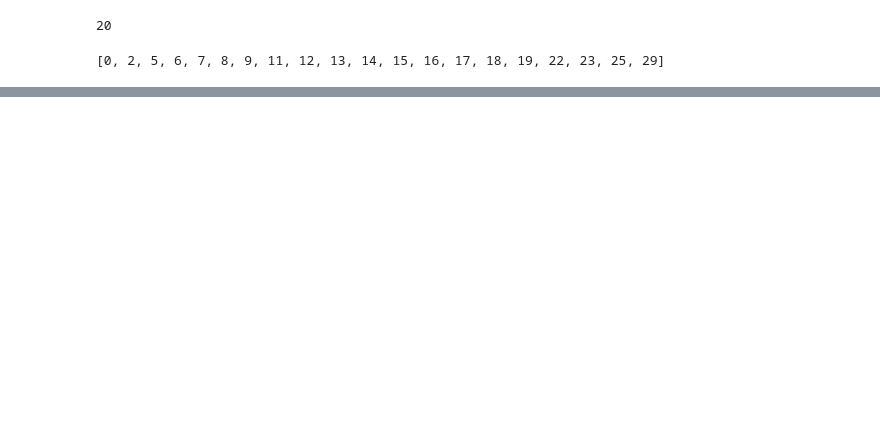
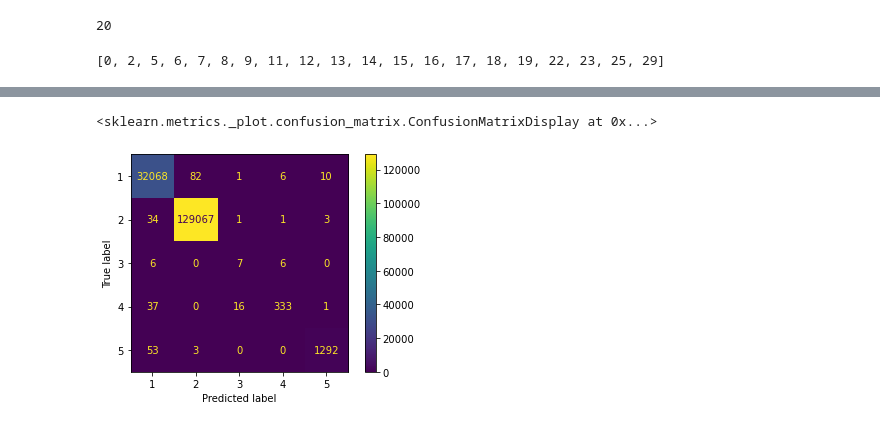
Before and after one commit to bad-wolf69/NetTruder, a Jupyter notebook: Project_final.ipynb, the cells around one changed output, grey strips where cells are left out. Cells and saved outputs as stored; diff of their text form; code cells hidden in the pictures; blank space fills up the shorter version.

```diff
--- a/Project_final.ipynb
+++ b/Project_final.ipynb
@@ -922,3 +937,9 @@ weighted avg       1.00      1.00      1.00    494021
+# %%
+from sklearn.metrics import plot_confusion_matrix
+plot_confusion_matrix(model6, X_test, Y_test)
+# %% [output]
+<sklearn.metrics._plot.confusion_matrix.ConfusionMatrixDisplay at 0x...>
+[figure, added]
 # %%
 #Performance Evaluation (Visualization)
 # %%
```
Also changed, not shown: parts of 39 cells of this notebook, 4 other files.
